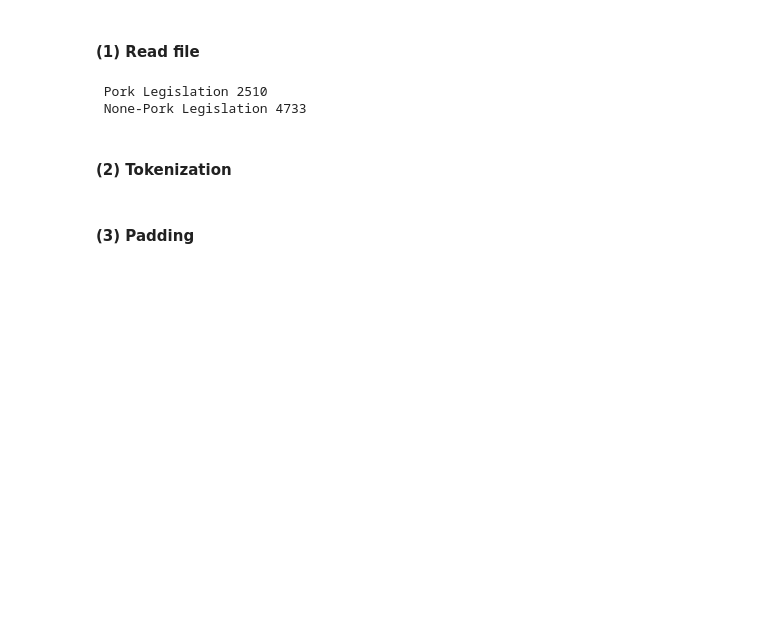
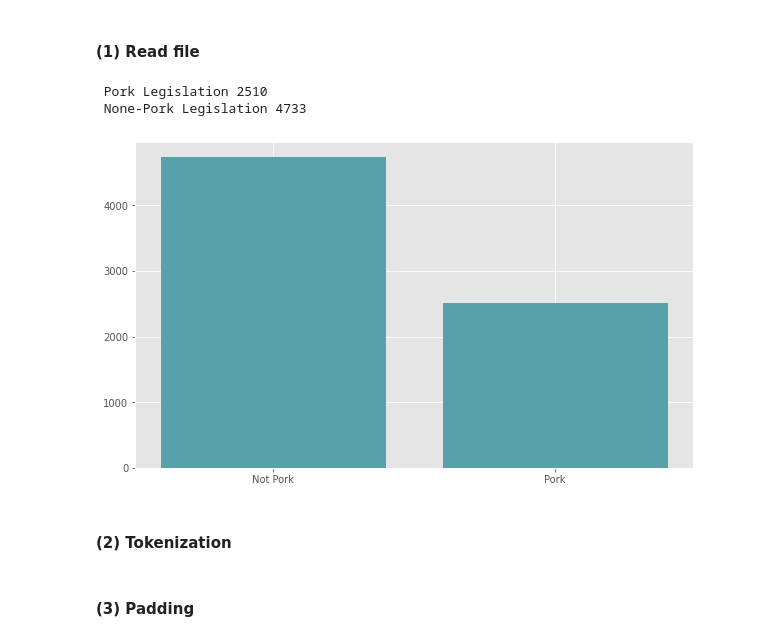
Before and after one commit to davidycliao/PorkCNN, a Jupyter notebook: demo-cnn-pork-barrel-classification-task.ipynb, the cells around one changed output. Cells and saved outputs as stored; diff of their text form; code cells hidden in the pictures; blank space fills up the shorter version.

Commit message:
update
 add figure train/test

```diff
--- a/demo-cnn-pork-barrel-classification-task.ipynb
+++ b/demo-cnn-pork-barrel-classification-task.ipynb
@@ -49,6 +49,14 @@ print(" Pork Legislation", data['pork_bill'].value_counts()[1],'\n',
 # %% [output]
  Pork Legislation 2510
  None-Pork Legislation 4733
+# %%
+import matplotlib.pyplot as plt
+plt.figure(figsize=(10, 6))
+pork_plot = pd.DataFrame({"num":data['pork_bill'].value_counts(), "type":['Not Pork','Pork']})
+plt.bar(pork_plot['type'], pork_plot['num'], color='#57A1AB')
+plt.show()
+# %% [output]
+[figure, added]
 # %% [markdown]
 #### (2) Tokenization
 # %%
```
Also changed, not shown: parts of 2 cells of this notebook, 3 other files.
